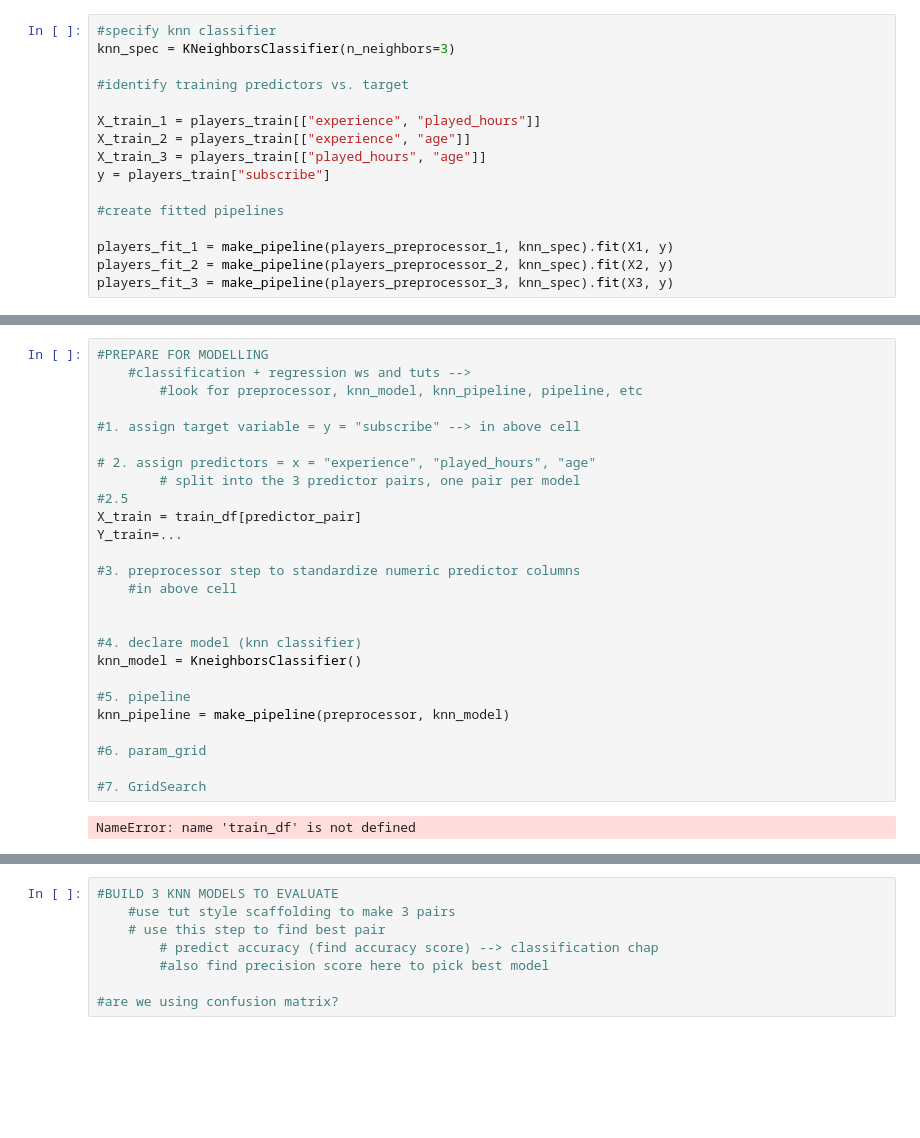
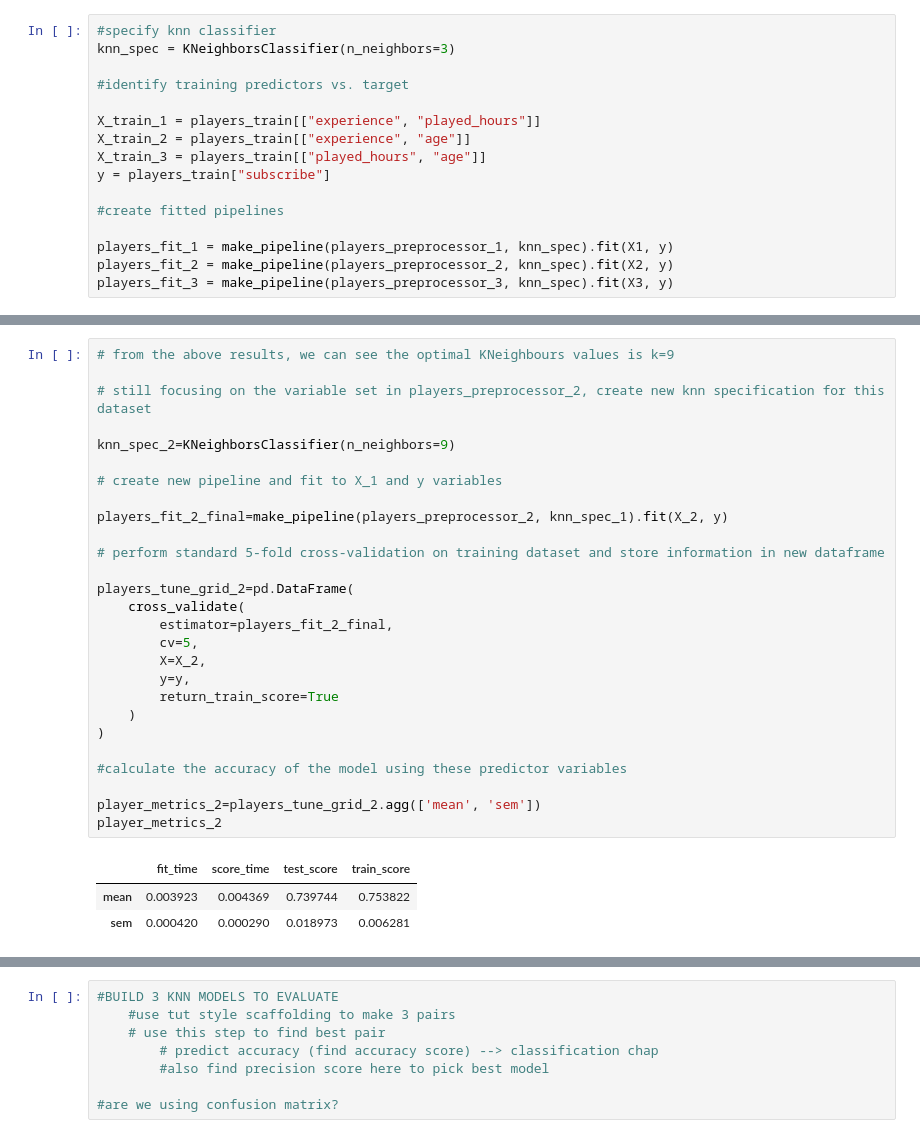
Before and after one commit to nanciewu/DSCI-100-2025-WT1-Group-8, a Jupyter notebook: Final Report.ipynb, the cells around one changed output, grey strips where cells are left out. Saved outputs shown, nothing was run; the diff lists cells and outputs as text; blank space fills up the shorter version.

Commit message:
Finished KNN tuning and cross validation for other 2 datasets
still need to fix wording in some code cells

```diff
--- a/Final Report.ipynb
+++ b/Final Report.ipynb
@@ -262,28 +296,31 @@ player_metrics_1
-# %%
-#PREPARE FOR MODELLING
-    #classification + regression ws and tuts -->
-        #look for preprocessor, knn_model, knn_pipeline, pipeline, etc
-
-#1. assign target variable = y = "subscribe" --> in above cell
-
-# 2. assign predictors = x = "experience", "played_hours", "age"
-        # split into the 3 predictor pairs, one pair per model
-#2.5
-X_train = train_df[predictor_pair]
-Y_train=...
-
-#3. preprocessor step to standardize numeric predictor columns
-    #in above cell
-
-
-#4. declare model (knn classifier)
-knn_model = KneighborsClassifier()
-
-#5. pipeline
-knn_pipeline = make_pipeline(preprocessor, knn_model)
-
-#6. param_grid
-
-#7. GridSearch
-# %% [output]
-NameError: name 'train_df' is not defined
+# %%
+# from the above results, we can see the optimal KNeighbours values is k=9
+
+# still focusing on the variable set in players_preprocessor_2, create new knn specification for this dataset
+
+knn_spec_2=KNeighborsClassifier(n_neighbors=9)
+
+# create new pipeline and fit to X_1 and y variables
+
+players_fit_2_final=make_pipeline(players_preprocessor_2, knn_spec_1).fit(X_2, y)
+
+# perform standard 5-fold cross-validation on training dataset and store information in new dataframe
+
+players_tune_grid_2=pd.DataFrame(
+    cross_validate(
+        estimator=players_fit_2_final,
+        cv=5,
+        X=X_2,
+        y=y,
+        return_train_score=True
+    )
+)
+
+#calculate the accuracy of the model using these predictor variables
+
+player_metrics_2=players_tune_grid_2.agg(['mean', 'sem'])
+player_metrics_2
+# %% [output]
+|  | fit_time | score_time | test_score | train_score |
+| mean | 0.003923 | 0.004369 | 0.739744 | 0.753822 |
+| sem | 0.000420 | 0.000290 | 0.018973 | 0.006281 |
```
Also changed, not shown: parts of 4 cells of this notebook.
